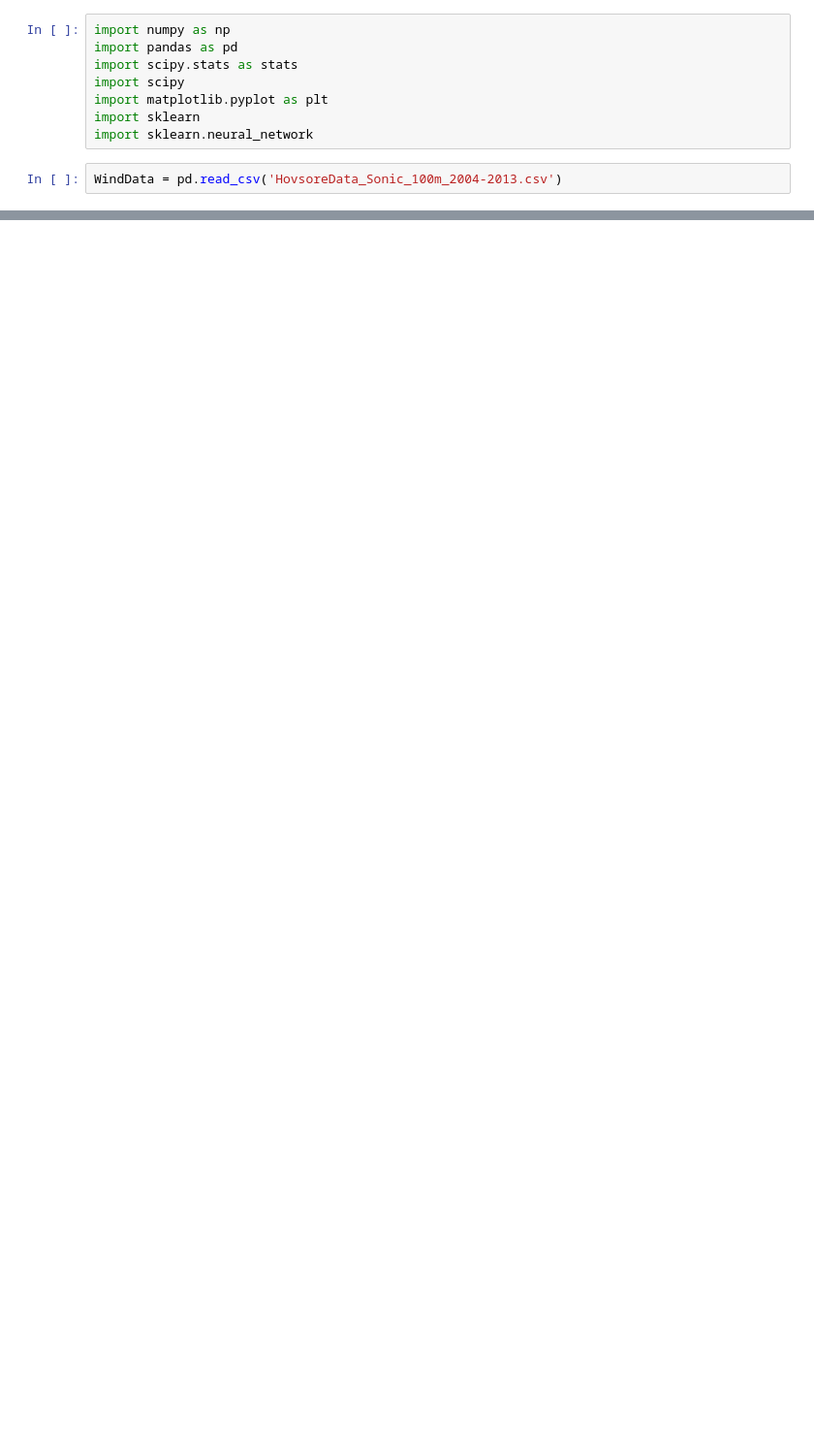
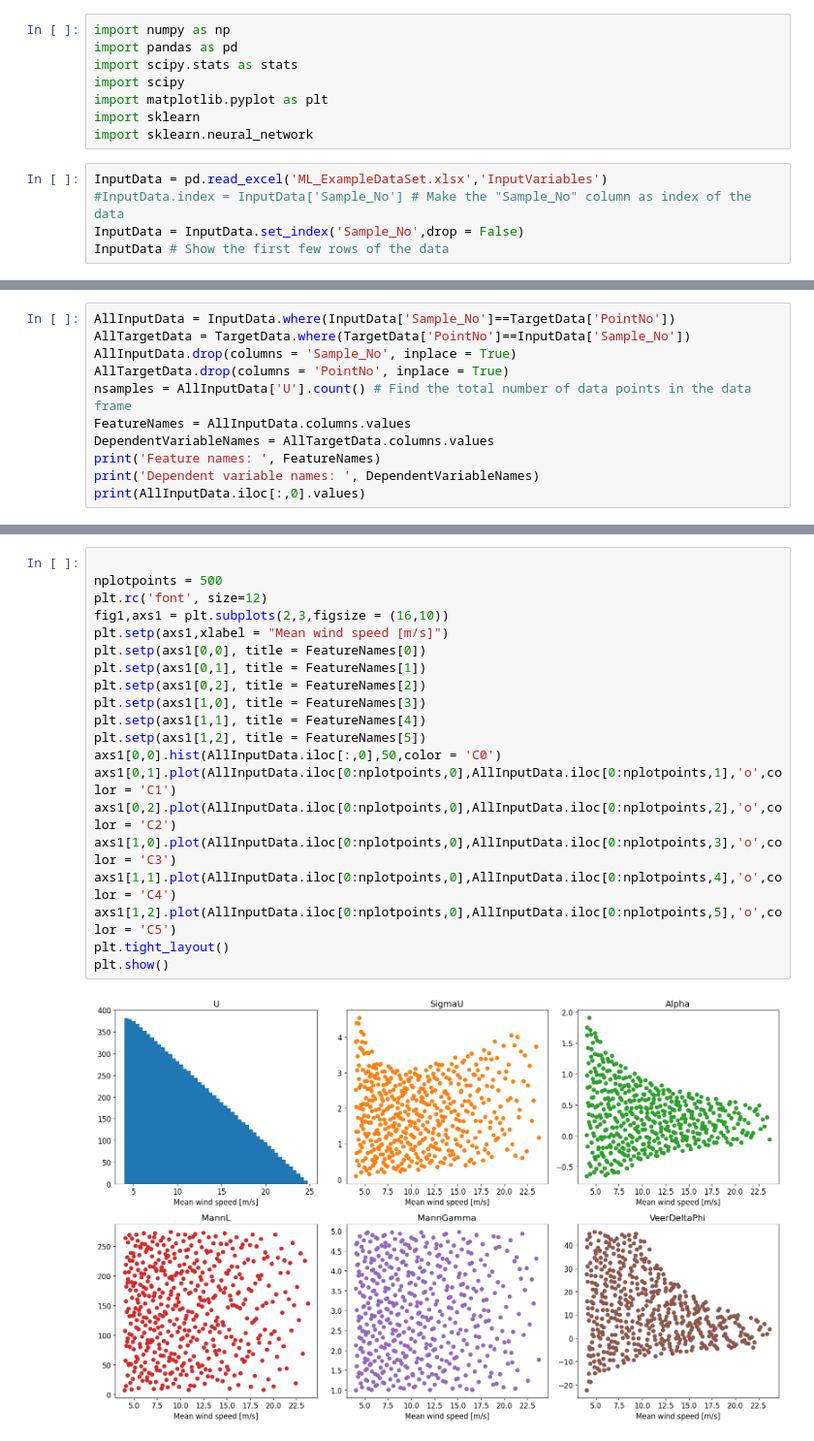
Before and after one commit to joramdevries/ProbabilisticMethods, a Jupyter notebook: Assignment 1/Surrogate_Model_Assign1_Task3.ipynb, the cells around one changed output, grey strips where cells are left out. Shown at 97% size. Cells and saved outputs as stored; diff of their text form; blank space fills up the shorter version.

```diff
--- a/Assignment 1/Surrogate_Model_Assign1_Task3.ipynb
+++ b/Assignment 1/Surrogate_Model_Assign1_Task3.ipynb
@@ -7,4 +7,7 @@ import matplotlib.pyplot as plt
 import sklearn
 import sklearn.neural_network
 # %%
-WindData = pd.read_csv('HovsoreData_Sonic_100m_2004-2013.csv')
+InputData = pd.read_excel('ML_ExampleDataSet.xlsx','InputVariables')
+#InputData.index = InputData['Sample_No'] # Make the "Sample_No" column as index of the data
+InputData = InputData.set_index('Sample_No',drop = False)
+InputData # Show the first few rows of the data
@@ -39,0 +59,11 @@ n =  429796
+# %%
+AllInputData = InputData.where(InputData['Sample_No']==TargetData['PointNo'])
+AllTargetData = TargetData.where(TargetData['PointNo']==InputData['Sample_No'])
+AllInputData.drop(columns = 'Sample_No', inplace = True)
+AllTargetData.drop(columns = 'PointNo', inplace = True)
+nsamples = AllInputData['U'].count() # Find the total number of data points in the data frame
+FeatureNames = AllInputData.columns.values
+DependentVariableNames = AllTargetData.columns.values
+print('Feature names: ', FeatureNames)
+print('Dependent variable names: ', DependentVariableNames)
+print(AllInputData.iloc[:,0].values)
@@ -39,0 +78,22 @@ n =  429796
+# %%
+
+nplotpoints = 500
+plt.rc('font', size=12)
+fig1,axs1 = plt.subplots(2,3,figsize = (16,10))
+plt.setp(axs1,xlabel = "Mean wind speed [m/s]")
+plt.setp(axs1[0,0], title = FeatureNames[0])
+plt.setp(axs1[0,1], title = FeatureNames[1])
+plt.setp(axs1[0,2], title = FeatureNames[2])
+plt.setp(axs1[1,0], title = FeatureNames[3])
+plt.setp(axs1[1,1], title = FeatureNames[4])
+plt.setp(axs1[1,2], title = FeatureNames[5])
+axs1[0,0].hist(AllInputData.iloc[:,0],50,color = 'C0')
+axs1[0,1].plot(AllInputData.iloc[0:nplotpoints,0],AllInputData.iloc[0:nplotpoints,1],'o',color = 'C1')
+axs1[0,2].plot(AllInputData.iloc[0:nplotpoints,0],AllInputData.iloc[0:nplotpoints,2],'o',color = 'C2')
+axs1[1,0].plot(AllInputData.iloc[0:nplotpoints,0],AllInputData.iloc[0:nplotpoints,3],'o',color = 'C3')
+axs1[1,1].plot(AllInputData.iloc[0:nplotpoints,0],AllInputData.iloc[0:nplotpoints,4],'o',color = 'C4')
+axs1[1,2].plot(AllInputData.iloc[0:nplotpoints,0],AllInputData.iloc[0:nplotpoints,5],'o',color = 'C5')
+plt.tight_layout()
+plt.show()
+# %% [output]
+[figure, added]
```
Also changed, not shown: parts of 13 cells of this notebook.
